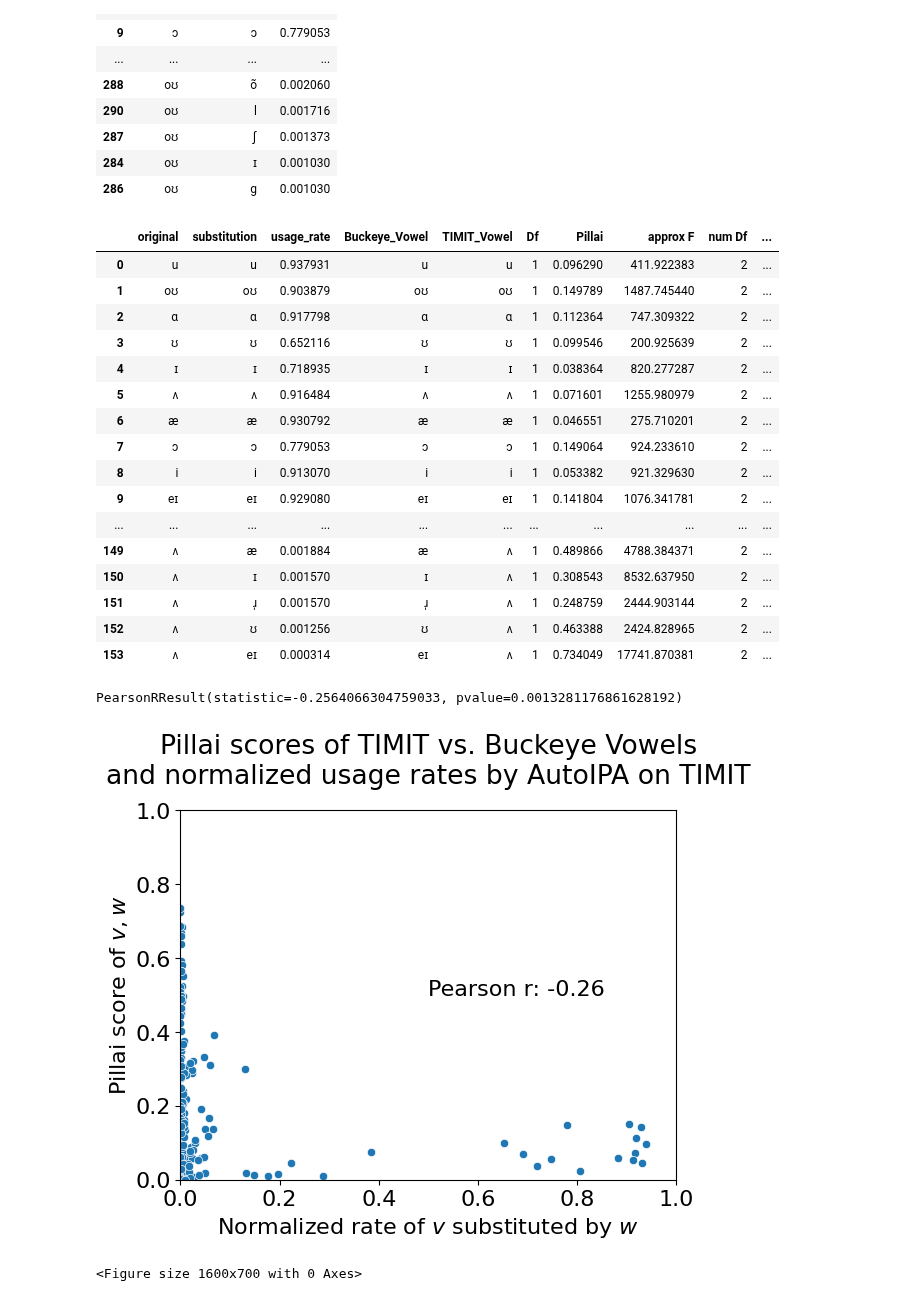
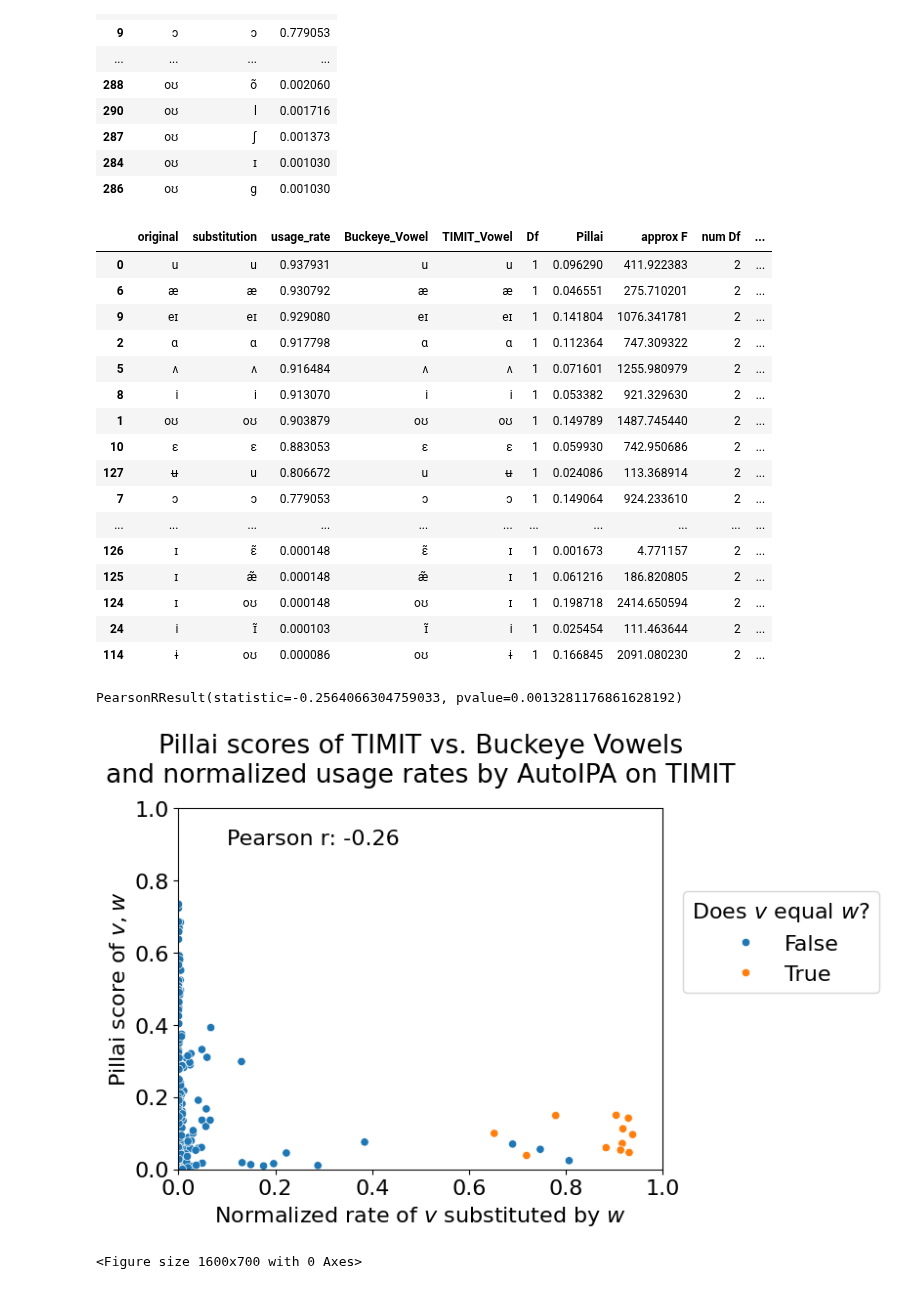
Before and after one commit to ginic/multipa, a Jupyter notebook: notebooks/amp_presentation/vowel_overlap_comparisons.ipynb, the cells around one changed output. Cells and saved outputs as stored; diff of their text form; code cells hidden in the pictures.

Commit message:
Added equality flag to TIMIT scatterplot

```diff
--- a/notebooks/amp_presentation/vowel_overlap_comparisons.ipynb
+++ b/notebooks/amp_presentation/vowel_overlap_comparisons.ipynb
@@ -174,12 +174,12 @@ def join_substitutions_errors_and_pillai_scores(substitutions_df, pillai_df,
     matched_results = pd.concat([result1, result2]).drop_duplicates()
     return matched_results
 
-def plot_pillai_substitution_rate_relationship_scatter(joined_df, plot_title, pearsons_position,  pillai_col="Pillai", nsr_col="normalized_substitution_rate", xlim=None, ylim=None, ):
+def plot_pillai_substitution_rate_relationship_scatter(joined_df, plot_title, pearsons_position,  pillai_col="Pillai", nsr_col="normalized_substitution_rate", xlim=None, ylim=None, equality_hue_col=None ):
     pearson_r = scipy.stats.pearsonr(
             joined_df["Pillai"], joined_df[nsr_col]
         )
     print(pearson_r)
-    g = sns.scatterplot(data=joined_df, x=nsr_col, y=pillai_col)
+    g = sns.scatterplot(data=joined_df, x=nsr_col, y=pillai_col, hue=equality_hue_col)
     plt.xlabel("Normalized rate of $\it{v}$ substituted by $\it{w}$")
     plt.ylabel("Pillai score of $\it{v, w}$")
     g.annotate("Pearson r: {:.2f}".format(pearson_r[0]), xy=pearsons_position)
@@ -187,6 +187,8 @@ def plot_pillai_substitution_rate_relationship_scatter(joined_df, plot_title, pe
         plt.xlim(xlim)
     if ylim is not None:
         plt.ylim(ylim)
+    if equality_hue_col is not None:
+        plt.legend(title="Does $\it{v}$ equal $\it{w}$?", bbox_to_anchor=(1.02, 0.8), loc="upper left")
     plt.title(plot_title, y=1.05)
 
 
@@ -664,30 +667,31 @@ timit_buckeye_pillai_df = pd.merge(
     left_on=["original", "substitution"],
     right_on=["TIMIT_Vowel", "Buckeye_Vowel"],
 )
-display(timit_buckeye_pillai_df)
+display(timit_buckeye_pillai_df.sort_values("usage_rate", ascending=False))
 # %% [output]
 |  | original | substitution | usage_rate | Buckeye_Vowel | TIMIT_Vowel | Df | Pillai | approx F | num Df | ... |
 | 0 | u | u | 0.937931 | u | u | 1 | 0.096290 | 411.922383 | 2 | ... |
+| 6 | æ | æ | 0.930792 | æ | æ | 1 | 0.046551 | 275.710201 | 2 | ... |
+| 9 | eɪ | eɪ | 0.929080 | eɪ | eɪ | 1 | 0.141804 | 1076.341781 | 2 | ... |
+| 2 | ɑ | ɑ | 0.917798 | ɑ | ɑ | 1 | 0.112364 | 747.309322 | 2 | ... |
+| 5 | ʌ | ʌ | 0.916484 | ʌ | ʌ | 1 | 0.071601 | 1255.980979 | 2 | ... |
+| 8 | i | i | 0.913070 | i | i | 1 | 0.053382 | 921.329630 | 2 | ... |
 | 1 | oʊ | oʊ | 0.903879 | oʊ | oʊ | 1 | 0.149789 | 1487.745440 | 2 | ... |
-| 2 | ɑ | ɑ | 0.917798 | ɑ | ɑ | 1 | 0.112364 | 747.309322 | 2 | ... |
-| 3 | ʊ | ʊ | 0.652116 | ʊ | ʊ | 1 | 0.099546 | 200.925639 | 2 | ... |
-| 4 | ɪ | ɪ | 0.718935 | ɪ | ɪ | 1 | 0.038364 | 820.277287 | 2 | ... |
-| 5 | ʌ | ʌ | 0.916484 | ʌ | ʌ | 1 | 0.071601 | 1255.980979 | 2 | ... |
-| 6 | æ | æ | 0.930792 | æ | æ | 1 | 0.046551 | 275.710201 | 2 | ... |
+| 10 | ɛ | ɛ | 0.883053 | ɛ | ɛ | 1 | 0.059930 | 742.950686 | 2 | ... |
+| 127 | ʉ | u | 0.806672 | u | ʉ | 1 | 0.024086 | 113.368914 | 2 | ... |
 | 7 | ɔ | ɔ | 0.779053 | ɔ | ɔ | 1 | 0.149064 | 924.233610 | 2 | ... |
-| 8 | i | i | 0.913070 | i | i | 1 | 0.053382 | 921.329630 | 2 | ... |
-| 9 | eɪ | eɪ | 0.929080 | eɪ | eɪ | 1 | 0.141804 | 1076.341781 | 2 | ... |
 | ... | ... | ... | ... | ... | ... | ... | ... | ... | ... | ... |
-| 149 | ʌ | æ | 0.001884 | æ | ʌ | 1 | 0.489866 | 4788.384371 | 2 | ... |
-| 150 | ʌ | ɪ | 0.001570 | ɪ | ʌ | 1 | 0.308543 | 8532.637950 | 2 | ... |
-| 151 | ʌ | ɹ̩ | 0.001570 | ɹ̩ | ʌ | 1 | 0.248759 | 2444.903144 | 2 | ... |
-| 152 | ʌ | ʊ | 0.001256 | ʊ | ʌ | 1 | 0.463388 | 2424.828965 | 2 | ... |
-| 153 | ʌ | eɪ | 0.000314 | eɪ | ʌ | 1 | 0.734049 | 17741.870381 | 2 | ... |
+| 126 | ɪ | ɛ̃ | 0.000148 | ɛ̃ | ɪ | 1 | 0.001673 | 4.771157 | 2 | ... |
+| 125 | ɪ | æ̃ | 0.000148 | æ̃ | ɪ | 1 | 0.061216 | 186.820805 | 2 | ... |
+| 124 | ɪ | oʊ | 0.000148 | oʊ | ɪ | 1 | 0.198718 | 2414.650594 | 2 | ... |
+| 24 | i | ɪ̃ | 0.000103 | ɪ̃ | i | 1 | 0.025454 | 111.463644 | 2 | ... |
+| 114 | ɨ | oʊ | 0.000086 | oʊ | ɨ | 1 | 0.166845 | 2091.080230 | 2 | ... |
 # %%
-plot_pillai_substitution_rate_relationship_scatter(timit_buckeye_pillai_df, plot_title="Pillai scores of TIMIT vs. Buckeye Vowels\nand normalized usage rates by AutoIPA on TIMIT", pearsons_position=(0.5, 0.5), nsr_col="usage_rate", xlim=(0,1), ylim=(0,1))
+timit_buckeye_pillai_df["same_vowel"] = timit_buckeye_pillai_df["Buckeye_Vowel"] == timit_buckeye_pillai_df["TIMIT_Vowel"]
+plot_pillai_substitution_rate_relationship_scatter(timit_buckeye_pillai_df, plot_title="Pillai scores of TIMIT vs. Buckeye Vowels\nand normalized usage rates by AutoIPA on TIMIT", pearsons_position=(0.1, 0.9), nsr_col="usage_rate", xlim=(0,1), ylim=(0,1), equality_hue_col="same_vowel")
 # %% [output]
 PearsonRResult(statistic=-0.2564066304759033, pvalue=0.0013281176861628192)
-[figure, old version]
+[figure, new version]
 # %%
 plot_pillai_substitution_rate_relationship_heatmap(
     timit_buckeye_pillai_df,
```
Also changed, not shown: parts of 1 cell of this notebook.
